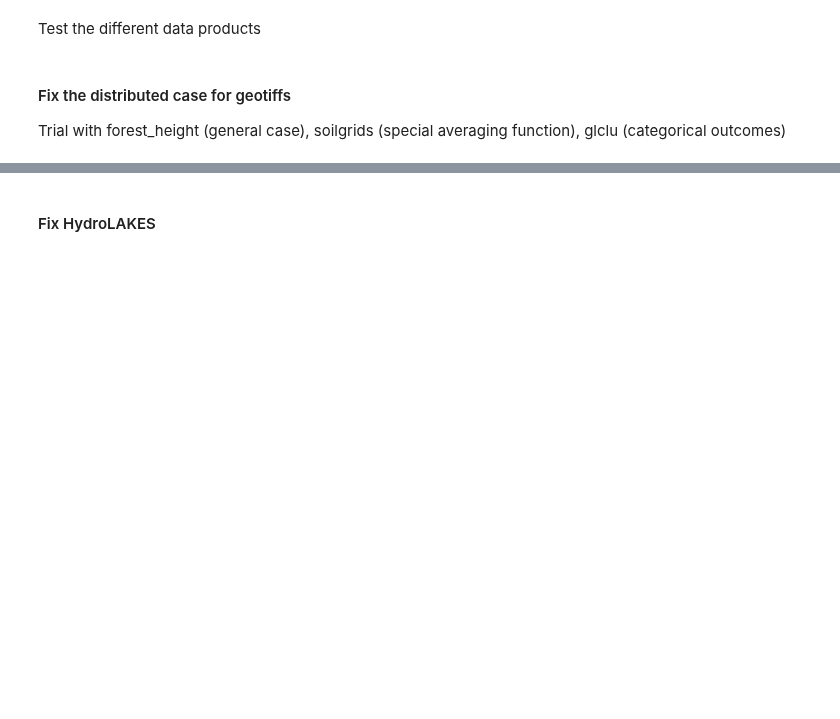
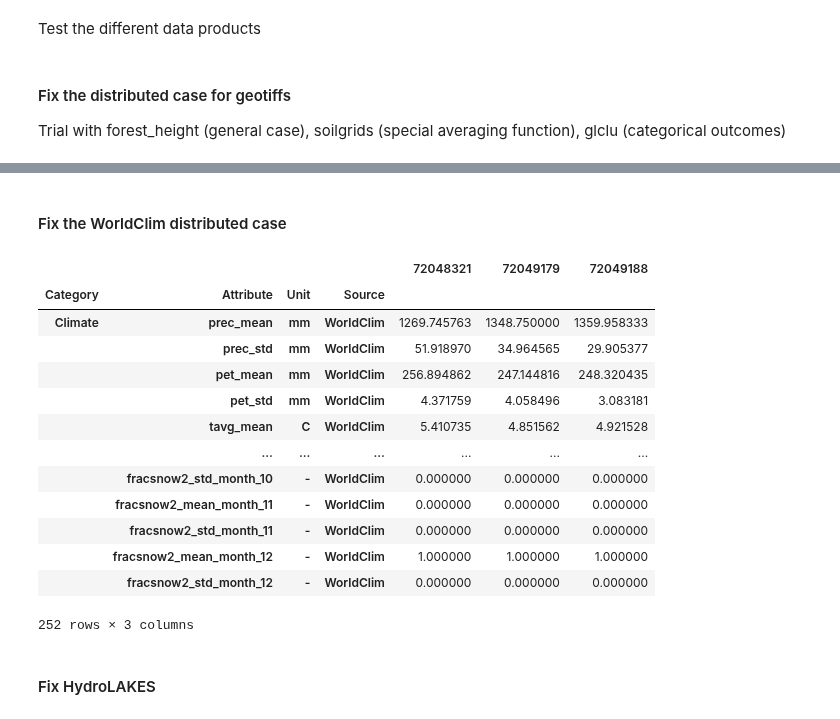
Before and after one commit to CH-Earth/camels_spat, a Jupyter notebook: 9_attributes/3_calculate_attributes_per_subbasin.ipynb, the cells around one changed output, grey strips where cells are left out. Drawn from its saved outputs; the diff is of its cells as text; code cells hidden in the pictures; blank space fills up the shorter version.

```diff
--- a/9_attributes/3_calculate_attributes_per_subbasin.ipynb
+++ b/9_attributes/3_calculate_attributes_per_subbasin.ipynb
@@ -316,3 +309,37 @@ def update_values_list_with_categorical(l_values, l_index, zonal_out, source, pr
             l_index.append(item)
 
     return l_values,l_index
+# %% [markdown]
+#### Fix the WorldClim distributed case
+# %%
+# Data storage
+l_comids_geo = gdf['COMID'].to_list() # Store the polygon IDs into a list, we'll later use this as columns in the attribute dataframes
+l_values_geo = [[] for _ in range(len(l_comids_geo))] # Initialize an empty list where we'll store this basin's attributes - nested lists for each subbasin
+l_index_geo = [] # Initialize an empty list where we'll store the attribute descriptions - this will be our dataframe index
+
+dataset = 'worldclim'
+if dataset == 'worldclim':
+    csa.oudin_pet_from_worldclim(geo_folder, dataset) # Get an extra PET estimate to sanity check RDRS outcomes
+    csa.aridity_and_fraction_snow_from_worldclim(geo_folder, dataset) # Get monthly aridity and fraction snow maps
+    l_values, l_index = attributes_from_worldclim(geo_folder, dataset, shp, l_values_geo, l_index_geo)
+
+# - geotiffs
+att_df_geo = pd.DataFrame(data = l_values_geo, index = l_comids_geo).transpose()
+multi_index = pd.MultiIndex.from_tuples(l_index_geo, names=['Category', 'Attribute', 'Unit', 'Source'])
+att_df_geo.index = multi_index
+att_df_geo
+# %% [output]
+|  |  |  |  | 72048321 | 72049179 | 72049188 |
+| Category | Attribute | Unit | Source |  |  |  |
+| Climate | prec_mean | mm | WorldClim | 1269.745763 | 1348.750000 | 1359.958333 |
+|  | prec_std | mm | WorldClim | 51.918970 | 34.964565 | 29.905377 |
+|  | pet_mean | mm | WorldClim | 256.894862 | 247.144816 | 248.320435 |
+|  | pet_std | mm | WorldClim | 4.371759 | 4.058496 | 3.083181 |
+|  | tavg_mean | C | WorldClim | 5.410735 | 4.851562 | 4.921528 |
+|  | ... | ... | ... | ... | ... | ... |
+|  | fracsnow2_std_month_10 | - | WorldClim | 0.000000 | 0.000000 | 0.000000 |
+|  | fracsnow2_mean_month_11 | - | WorldClim | 0.000000 | 0.000000 | 0.000000 |
+|  | fracsnow2_std_month_11 | - | WorldClim | 0.000000 | 0.000000 | 0.000000 |
+|  | fracsnow2_mean_month_12 | - | WorldClim | 1.000000 | 1.000000 | 1.000000 |
+|  | fracsnow2_std_month_12 | - | WorldClim | 0.000000 | 0.000000 | 0.000000 |
+252 rows × 3 columns
```
Also changed, not shown: parts of 27 cells of this notebook, 5 other files.
